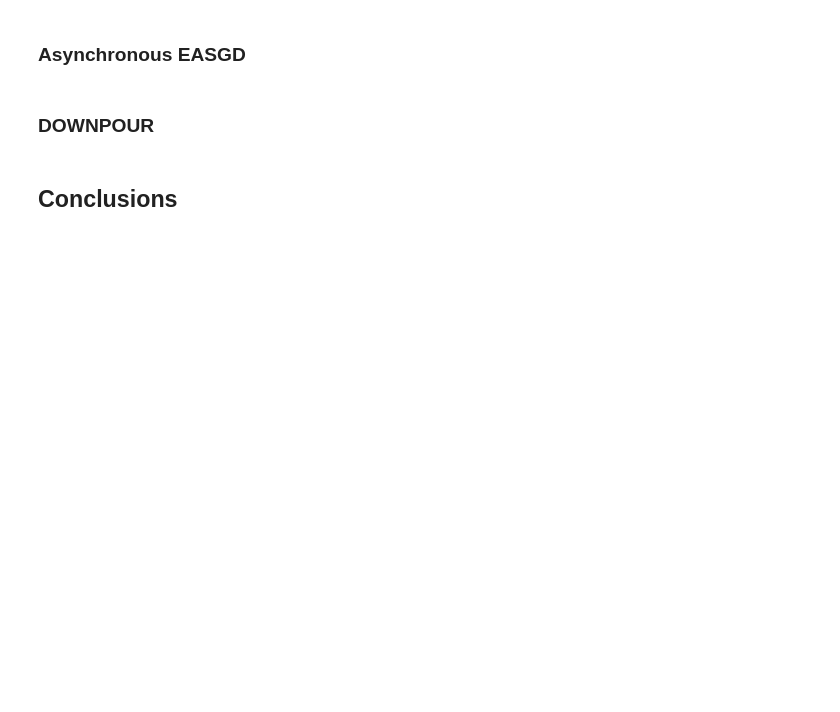
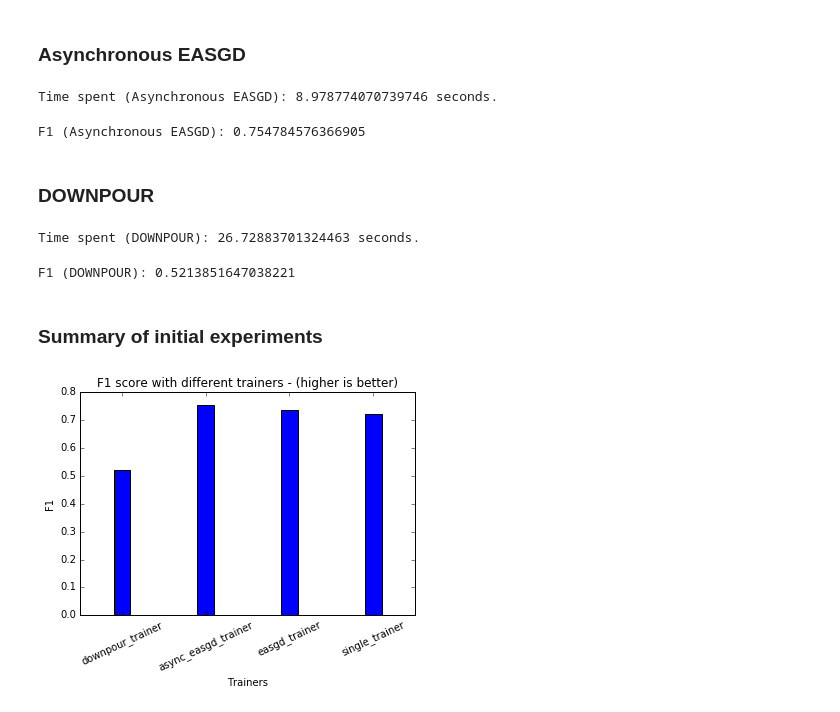
Before and after one commit to cerndb/dist-keras, a Jupyter notebook: examples/experiment.ipynb, the cells around one changed output. Drawn from its saved outputs; the diff is of its cells as text; code cells hidden in the pictures; blank space fills up the shorter version.

Commit message:
Add initial evaluation of algorithms in notebook

```diff
--- a/examples/experiment.ipynb
+++ b/examples/experiment.ipynb
@@ -219,6 +295,58 @@ results['single_trainer'] = evaluator.evaluate(testSet)
 # %% [markdown]
 ### Asynchronous EASGD
+# %%
+time_start = time.time()
+async_easgd_trainer = AsynchronousEASGD(keras_model=model, features_col="features_normalized", batch_size=500,
+                                        num_workers=num_workers, rho=5.0, learning_rate=0.2)
+trained_model = async_easgd_trainer.train(trainingSet)
+dt = time.time() - time_start
+time_spent['async_easgd_trainer'] = dt
+
+print("Time spent (Asynchronous EASGD): " + `dt` + " seconds.")
+# %% [output]
+Time spent (Asynchronous EASGD): 8.978774070739746 seconds.
+# %%
+# Clear the prediction column from the testset.
+testSet = testSet.select("features_normalized", "label_index", "label")
+# Apply a prediction from a trained model.
+predictor = ModelPredictor(keras_model=trained_model, features_col="features_normalized")
+testSet = predictor.predict(testSet).toDF()
+# Transform the prediction vector to an indexed label.
+testSet = index_transformer.transform(testSet).toDF()
+# Store the F1 score of the SingleTrainer.
+score = evaluator.evaluate(testSet)
+results['async_easgd_trainer'] = score
+
+print("F1 (Asynchronous EASGD): " + `score`)
+# %% [output]
+F1 (Asynchronous EASGD): 0.754784576366905
 # %% [markdown]
 ### DOWNPOUR
-# %% [markdown]
-## Conclusions
+# %%
+time_start = time.time()
+downpour_trainer = DOWNPOUR(keras_model=model, features_col="features_normalized", batch_size=32,
+                   num_workers=num_workers, learning_rate=0.7)
+trained_model = downpour_trainer.train(trainingSet)
+dt = time.time() - time_start
+time_spent['downpour_trainer'] = dt
+
+print("Time spent (DOWNPOUR): " + `dt` + " seconds.")
+# %% [output]
+Time spent (DOWNPOUR): 26.72883701324463 seconds.
+# %%
+# Clear the prediction column from the testset.
+testSet = testSet.select("features_normalized", "label_index", "label")
+# Apply a prediction from a trained model.
+predictor = ModelPredictor(keras_model=trained_model, features_col="features_normalized")
+testSet = predictor.predict(testSet).toDF()
+# Transform the prediction vector to an indexed label.
+testSet = index_transformer.transform(testSet).toDF()
+# Store the F1 score of the SingleTrainer.
+score = evaluator.evaluate(testSet)
+results['downpour_trainer'] = score
+
+print("F1 (DOWNPOUR): " + `score`)
+# %% [output]
+F1 (DOWNPOUR): 0.5213851647038221
+# %% [markdown]
+### Summary of initial experiments
@@ -224,0 +357,10 @@ results['single_trainer'] = evaluator.evaluate(testSet)
+# %%
+# Plot the F1 score of the trainers.
+plt.bar(range(len(results)), results.values(), 0.2, align='center', color='b')
+plt.xticks(range(len(results)), results.keys(), rotation=25)
+plt.xlabel('Trainers')
+plt.ylabel('F1')
+plt.title("F1 score with different trainers - (higher is better)")
+plt.show()
+# %% [output]
+[figure, added]
```
Also changed, not shown: parts of 18 cells of this notebook.
